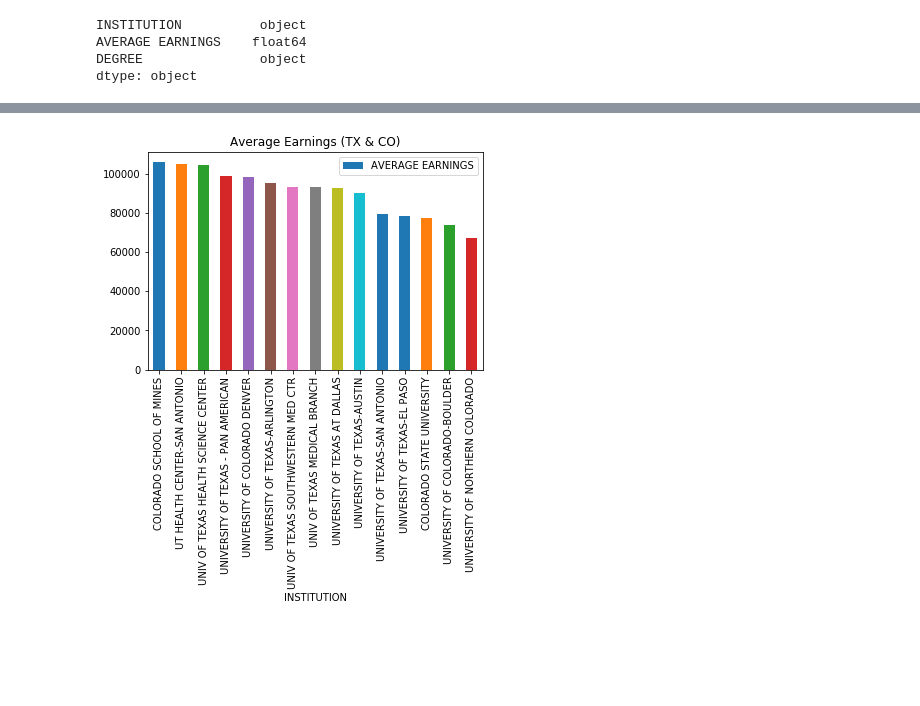
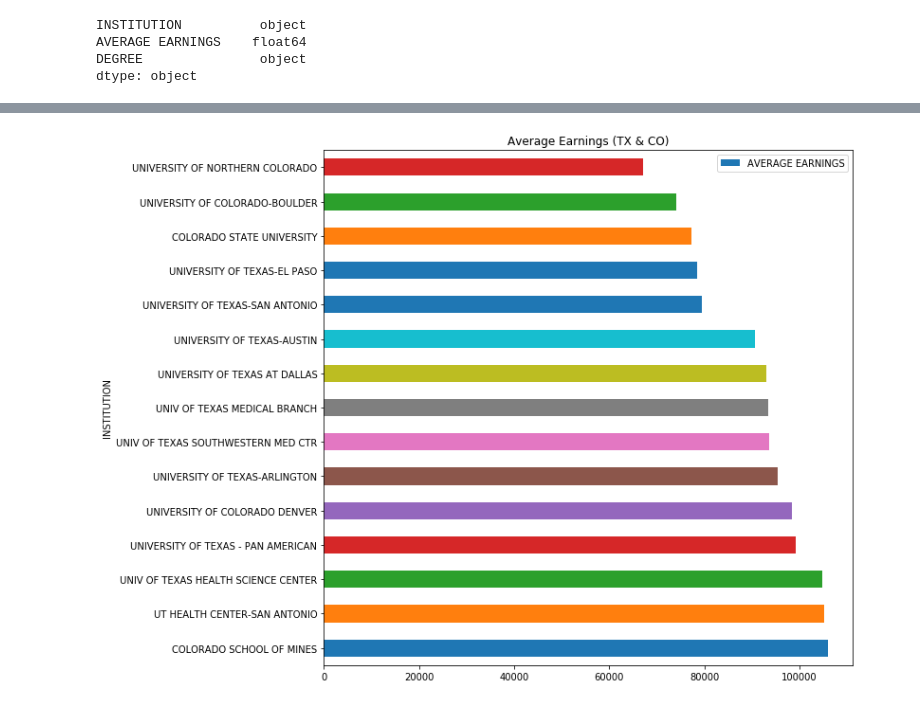
Before and after one commit to otrejo08/data_bootcamp_project1, a Jupyter notebook: data/Kabrina.ipynb, the cells around one changed output, grey strips where cells are left out. Cells and saved outputs as stored; diff of their text form; code cells hidden in the pictures; blank space fills up the shorter version.

```diff
--- a/data/Kabrina.ipynb
+++ b/data/Kabrina.ipynb
@@ -527,6 +409,7 @@ AVERAGE EARNINGS    float64
 DEGREE               object
 dtype: object
 # %%
-bsavg_earningsclean_df.plot(kind="bar", x="INSTITUTION", y="AVERAGE EARNINGS", title = "Average Earnings (TX & CO)")
+bsavg_earningsclean_df.plot(kind="barh", x="INSTITUTION", y="AVERAGE EARNINGS", title = "Average Earnings (TX & CO)")
+plt.rcParams['figure.figsize'] = [10,10]
 plt.show()
 # %% [output]
@@ -534,4 +417,5 @@ plt.show()
 # %%
-msavg_earningsclean_df.plot(kind="bar", x="INSTITUTION", y="AVERAGE EARNINGS", title = "Average Earnings (TX & CO)")
+msavg_earningsclean_df.plot(kind="barh", x="INSTITUTION", y="AVERAGE EARNINGS", title = "Average Earnings (TX & CO)")
+plt.rcParams['figure.figsize'] = [10,10]
 plt.show()
 # %% [output]
@@ -539,5 +423,6 @@ plt.show()
 # %%
-dravg_earnings_df.plot(kind="bar", x="INSTITUTION", y="AVERAGE EARNINGS", title = "Average Earnings (TX & CO)")
+dravg_earnings_df.plot(kind="barh", x="INSTITUTION", y="AVERAGE EARNINGS", title = "Average Earnings (TX & CO)")
+plt.rcParams['figure.figsize'] = [10,10]
 plt.show()
 # %% [output]
-[figure, old version]
+[figure, new version]
```
Also changed, not shown: parts of 18 cells of this notebook, 10 other files.
